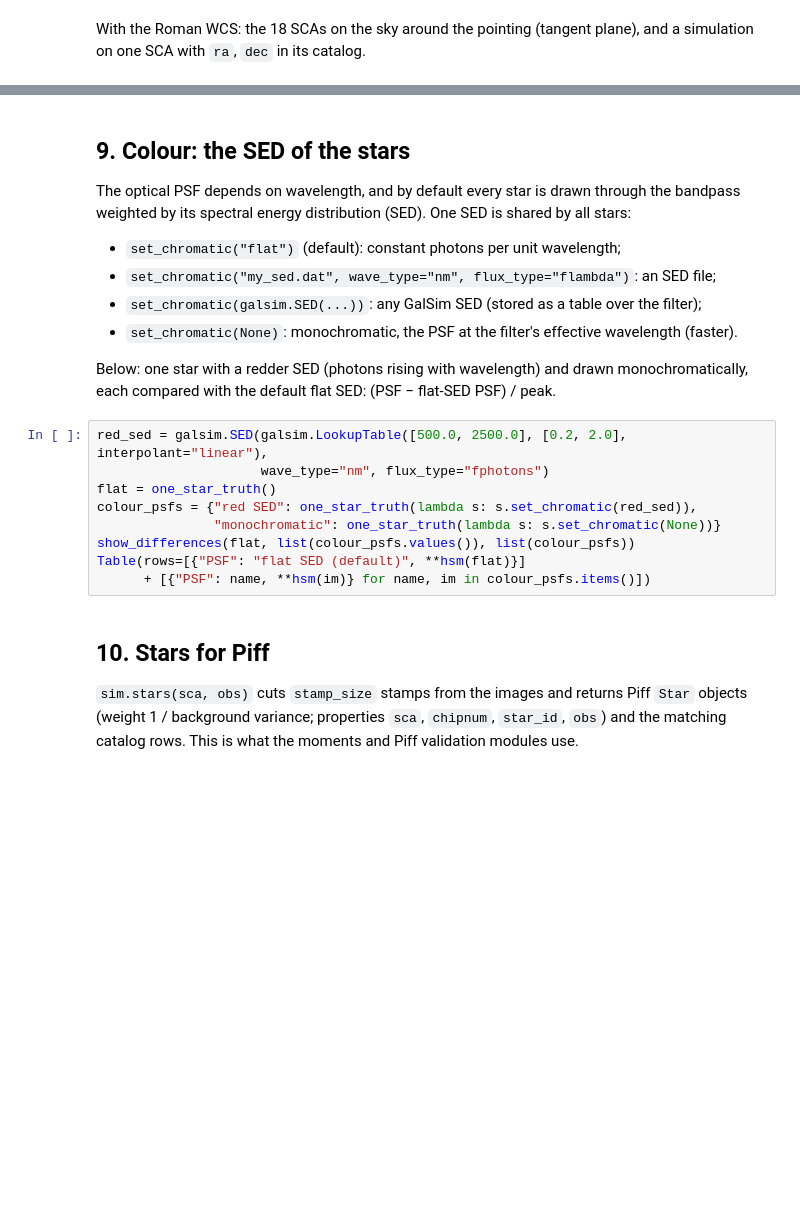
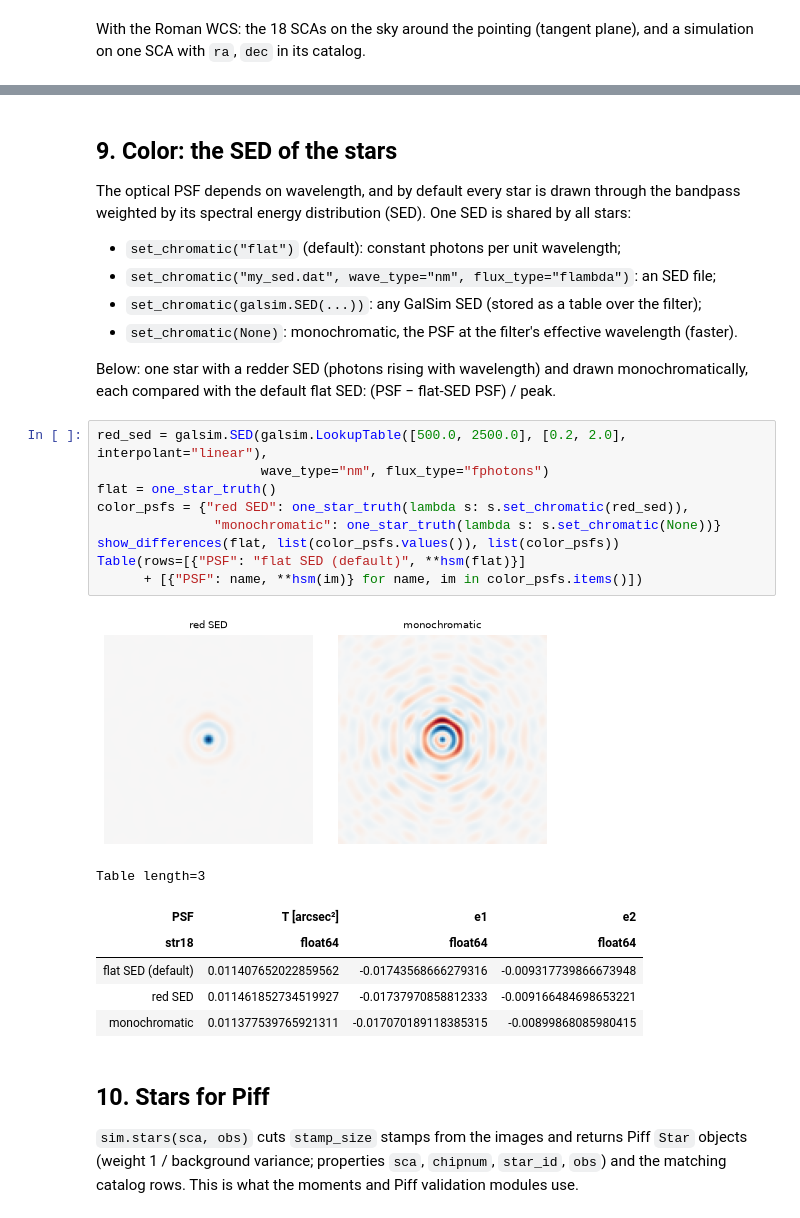
Before and after one commit to Roman-HLIS-Cosmology-PIT/psf-fomo, a Jupyter notebook: notebooks/01_simulation.ipynb, the cells around one changed output, grey strips where cells are left out. Cells and saved outputs as stored; diff of their text form; blank space fills up the shorter version.

```diff
--- a/notebooks/01_simulation.ipynb
+++ b/notebooks/01_simulation.ipynb
@@ -454,5 +539,5 @@ del roman
 # %% [markdown]
-## 9. Colour: the SED of the stars
+## 9. Color: the SED of the stars
 
 The optical PSF depends on wavelength, and by default every star is drawn through the
 bandpass weighted by its spectral energy distribution (SED). One SED is shared by all stars:
@@ -468,12 +553,20 @@ monochromatically, each compared with the default flat SED: (PSF − flat-SED PS
 # %%
 red_sed = galsim.SED(galsim.LookupTable([500.0, 2500.0], [0.2, 2.0], interpolant="linear"),
                      wave_type="nm", flux_type="fphotons")
 flat = one_star_truth()
-colour_psfs = {"red SED": one_star_truth(lambda s: s.set_chromatic(red_sed)),
+color_psfs = {"red SED": one_star_truth(lambda s: s.set_chromatic(red_sed)),
                "monochromatic": one_star_truth(lambda s: s.set_chromatic(None))}
-show_differences(flat, list(colour_psfs.values()), list(colour_psfs))
+show_differences(flat, list(color_psfs.values()), list(color_psfs))
 Table(rows=[{"PSF": "flat SED (default)", **hsm(flat)}]
-      + [{"PSF": name, **hsm(im)} for name, im in colour_psfs.items()])
+      + [{"PSF": name, **hsm(im)} for name, im in color_psfs.items()])
+# %% [output]
+[figure, added]
+Table length=3
+| PSF | T [arcsec²] | e1 | e2 |
+| str18 | float64 | float64 | float64 |
+| flat SED (default) | 0.011407652022859562 | -0.01743568666279316 | -0.009317739866673948 |
+| red SED | 0.011461852734519927 | -0.01737970858812333 | -0.009166484698653221 |
+| monochromatic | 0.011377539765921311 | -0.017070189118385315 | -0.00899868085980415 |
 # %% [markdown]
 ## 10. Stars for Piff
 
```
Also changed, not shown: parts of 32 cells of this notebook, 3 other files.
